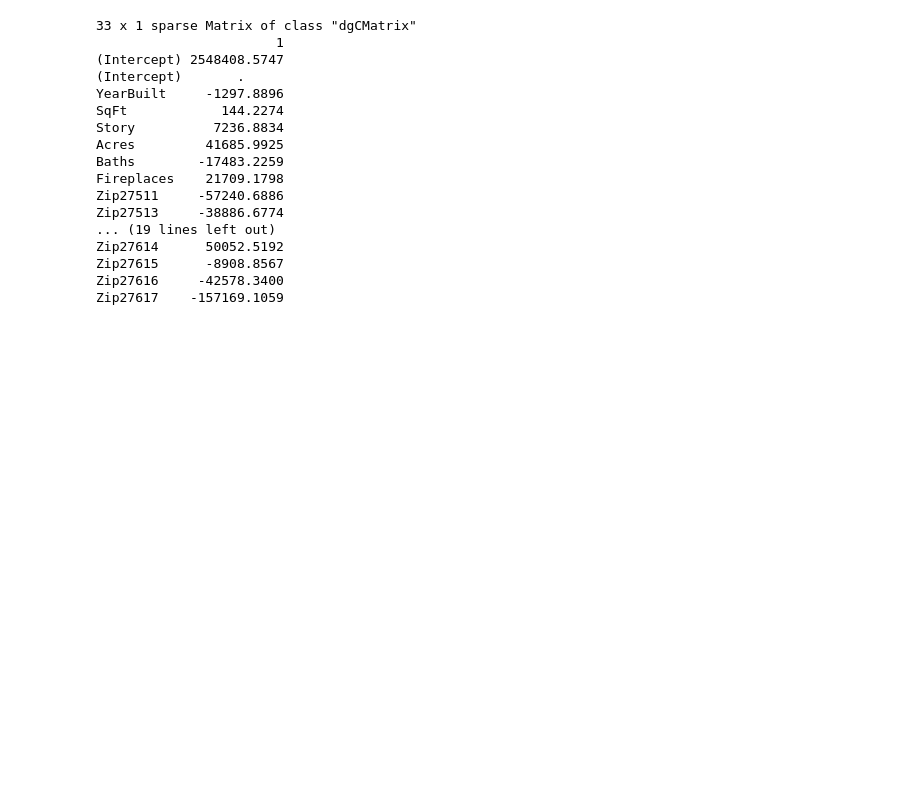
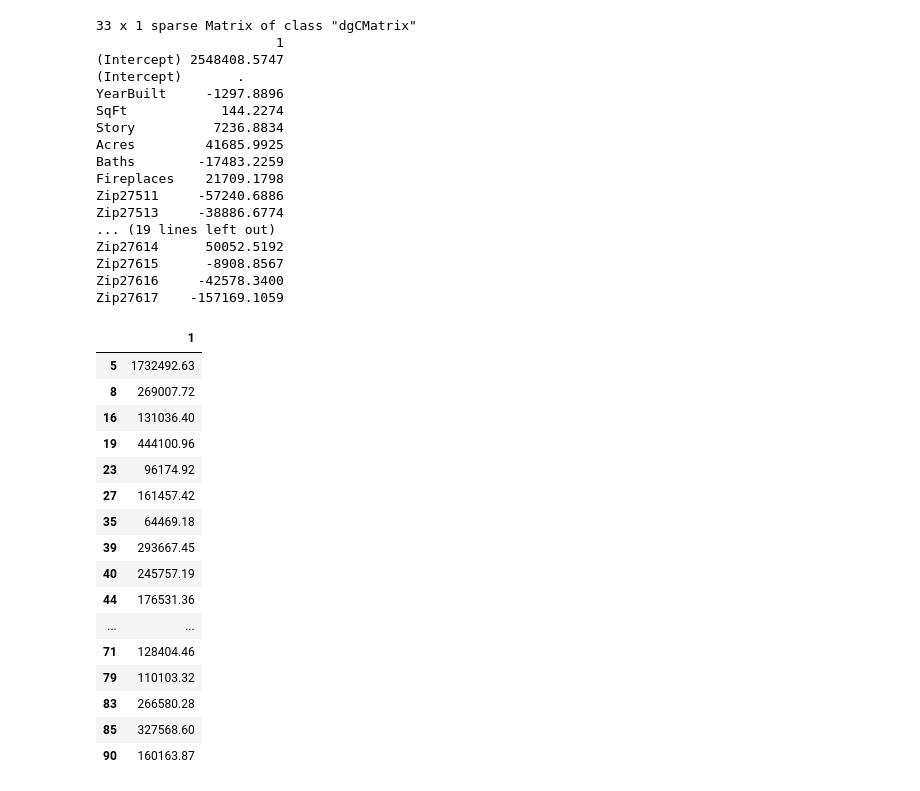
Before and after one commit to Mamie/STATS202F16Kaggle, a Jupyter notebook: notes/notes_exploratoryDataAnalysis_20161105.ipynb, the cells around one changed output. Saved outputs shown, nothing was run; the diff lists cells and outputs as text; code cells hidden in the pictures; blank space fills up the shorter version.

```diff
--- a/notes/notes_exploratoryDataAnalysis_20161105.ipynb
+++ b/notes/notes_exploratoryDataAnalysis_20161105.ipynb
@@ -144,3 +148,24 @@ Zip27614      50052.5192
 Zip27615      -8908.8567
 Zip27616     -42578.3400
 Zip27617    -157169.1059
+# %%
+testInput = model.matrix(~., data=testInput)
+predict(ridge.mod, newx=x.test, s=lambda.best)
+# %% [output]
+|  | 1 |
+| 5 | 1732492.63 |
+| 8 | 269007.72 |
+| 16 | 131036.40 |
+| 19 | 444100.96 |
+| 23 | 96174.92 |
+| 27 | 161457.42 |
+| 35 | 64469.18 |
+| 39 | 293667.45 |
+| 40 | 245757.19 |
+| 44 | 176531.36 |
+| ... | ... |
+| 71 | 128404.46 |
+| 79 | 110103.32 |
+| 83 | 266580.28 |
+| 85 | 327568.60 |
+| 90 | 160163.87 |
```
Also changed, not shown: parts of 5 cells of this notebook.
